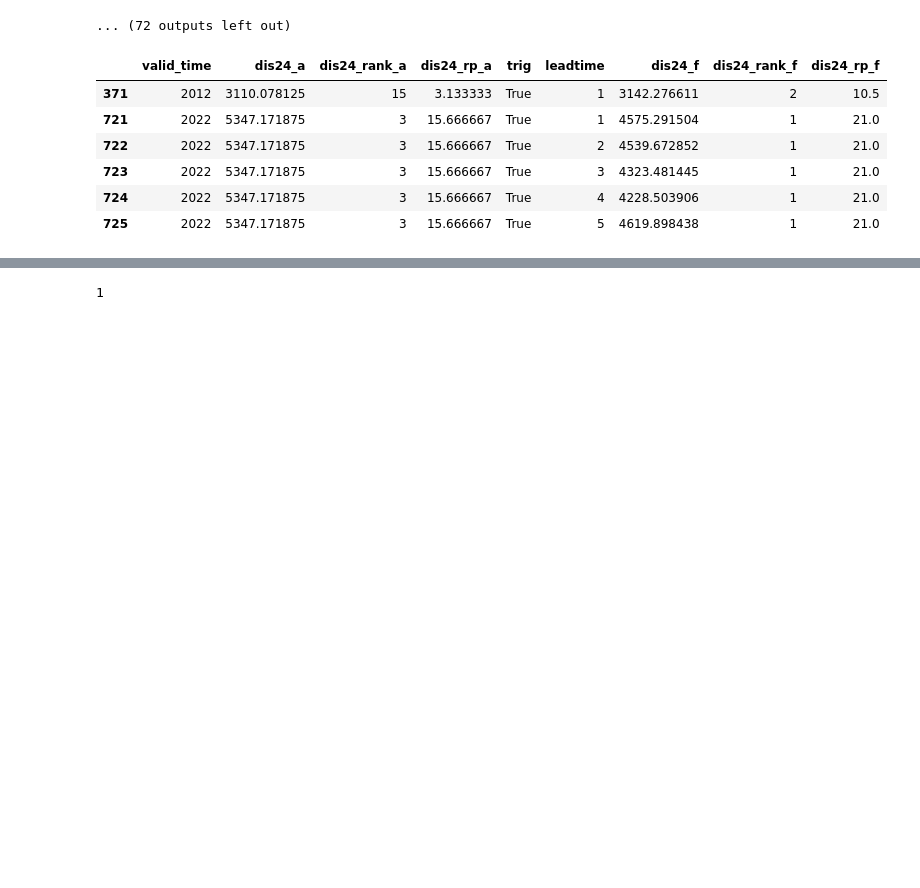
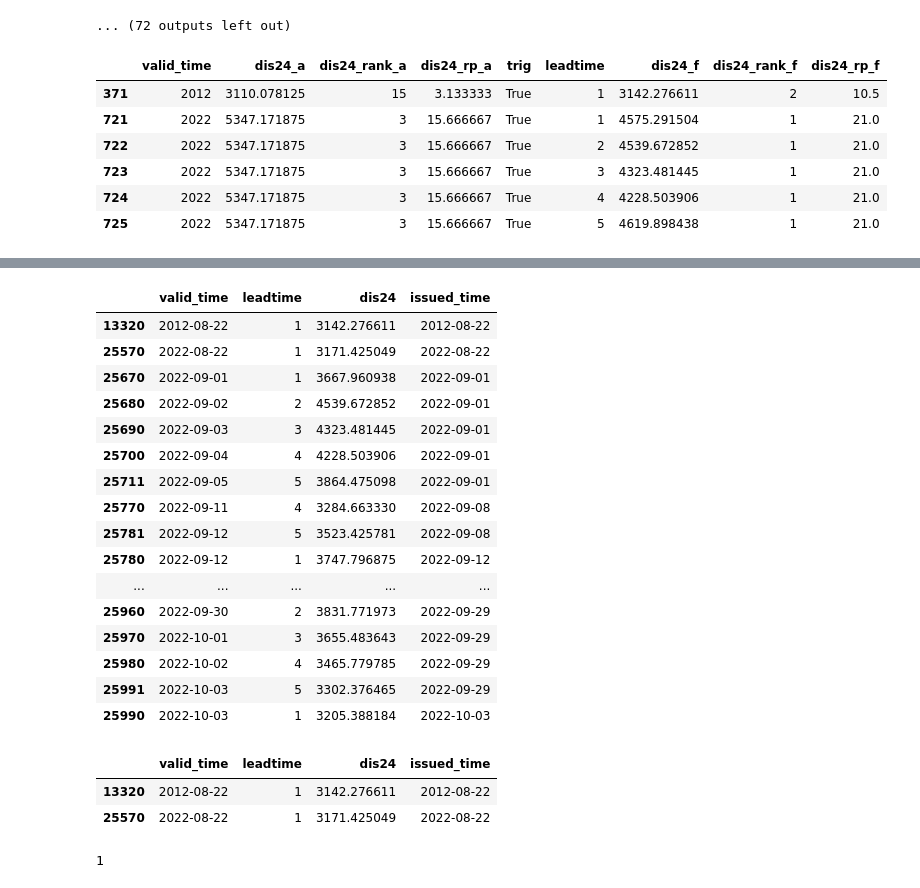
Before and after one commit to OCHA-DAP/ds-aa-nga-flooding, a Jupyter notebook: exploration/2025/gf_reforecast.ipynb, the cells around one changed output, grey strips where cells are left out. Saved outputs shown, nothing was run; the diff lists cells and outputs as text; code cells hidden in the pictures; blank space fills up the shorter version.

```diff
--- a/exploration/2025/gf_reforecast.ipynb
+++ b/exploration/2025/gf_reforecast.ipynb
@@ -249,3 +249,7 @@ df_compare[
 | 723 | 2022 | 5347.171875 | 3 | 15.666667 | True | 3 | 4323.481445 | 1 | 21.0 |
 | 724 | 2022 | 5347.171875 | 3 | 15.666667 | True | 4 | 4228.503906 | 1 | 21.0 |
 | 725 | 2022 | 5347.171875 | 3 | 15.666667 | True | 5 | 4619.898438 | 1 | 21.0 |
+# %%
+df_ref["issued_time"] = df_ref["valid_time"] - df_ref["leadtime"].apply(
+    lambda x: pd.Timedelta(days=x - 1)
+)
@@ -252,3 +272,37 @@ df_compare[
+# %%
+df_ref_trig = df_ref[
+    (df_ref["dis24"] >= thresh_ref) & (df_ref["leadtime"] <= lt_max)
+]
+# %%
+df_ref_trig.sort_values(["issued_time", "valid_time"])
+# %% [output]
+|  | valid_time | leadtime | dis24 | issued_time |
+| 13320 | 2012-08-22 | 1 | 3142.276611 | 2012-08-22 |
+| 25570 | 2022-08-22 | 1 | 3171.425049 | 2022-08-22 |
+| 25670 | 2022-09-01 | 1 | 3667.960938 | 2022-09-01 |
+| 25680 | 2022-09-02 | 2 | 4539.672852 | 2022-09-01 |
+| 25690 | 2022-09-03 | 3 | 4323.481445 | 2022-09-01 |
+| 25700 | 2022-09-04 | 4 | 4228.503906 | 2022-09-01 |
+| 25711 | 2022-09-05 | 5 | 3864.475098 | 2022-09-01 |
+| 25770 | 2022-09-11 | 4 | 3284.663330 | 2022-09-08 |
+| 25781 | 2022-09-12 | 5 | 3523.425781 | 2022-09-08 |
+| 25780 | 2022-09-12 | 1 | 3747.796875 | 2022-09-12 |
+| ... | ... | ... | ... | ... |
+| 25960 | 2022-09-30 | 2 | 3831.771973 | 2022-09-29 |
+| 25970 | 2022-10-01 | 3 | 3655.483643 | 2022-09-29 |
+| 25980 | 2022-10-02 | 4 | 3465.779785 | 2022-09-29 |
+| 25991 | 2022-10-03 | 5 | 3302.376465 | 2022-09-29 |
+| 25990 | 2022-10-03 | 1 | 3205.388184 | 2022-10-03 |
+# %%
+df_ref_trig.loc[
+    df_ref_trig.groupby(df_ref_trig["valid_time"].dt.year)[
+        "issued_time"
+    ].idxmin()
+]
+# %% [output]
+|  | valid_time | leadtime | dis24 | issued_time |
+| 13320 | 2012-08-22 | 1 | 3142.276611 | 2012-08-22 |
+| 25570 | 2022-08-22 | 1 | 3171.425049 | 2022-08-22 |
 # %%
 dicts = []
 for lt_max in df_compare["leadtime"].unique():
```
Also changed, not shown: parts of 1 cell of this notebook, 3 other files.
